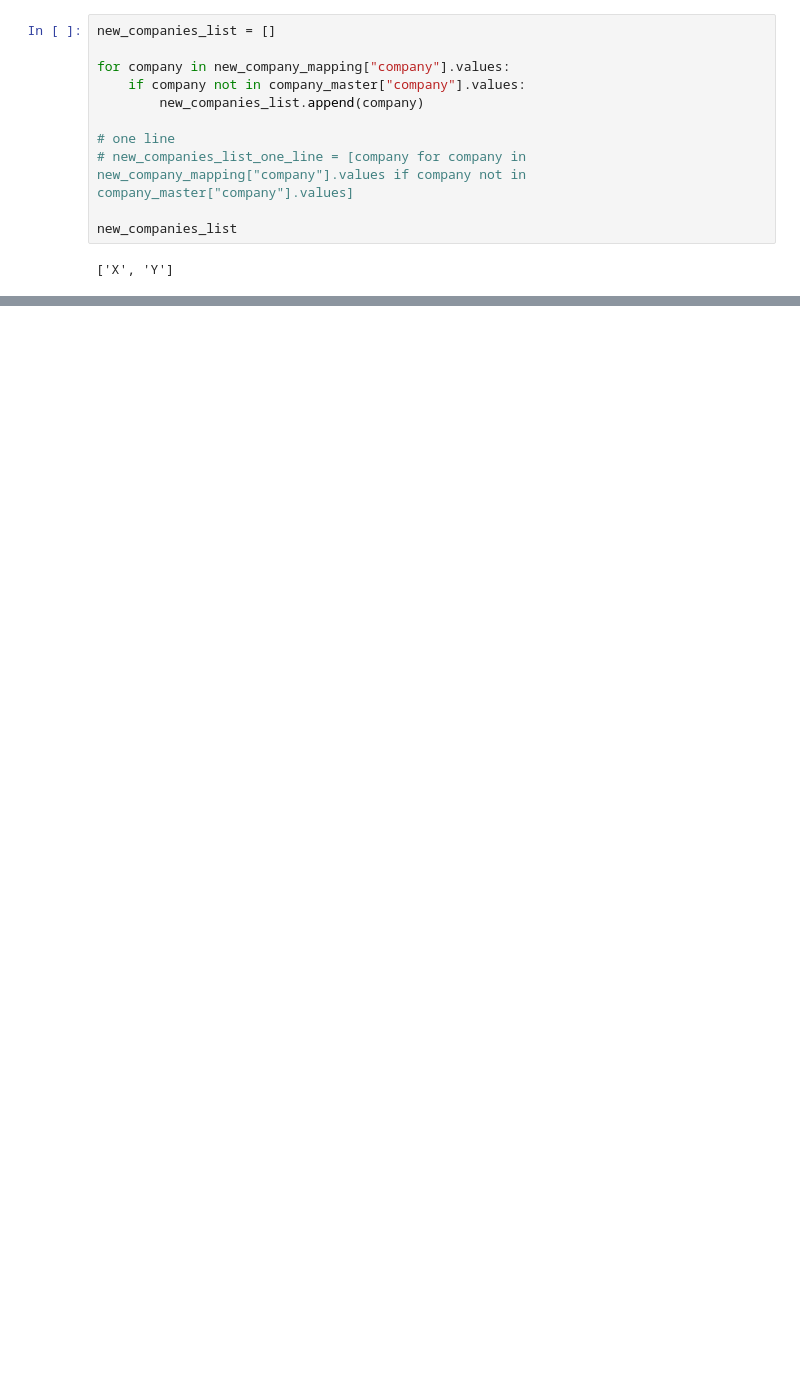
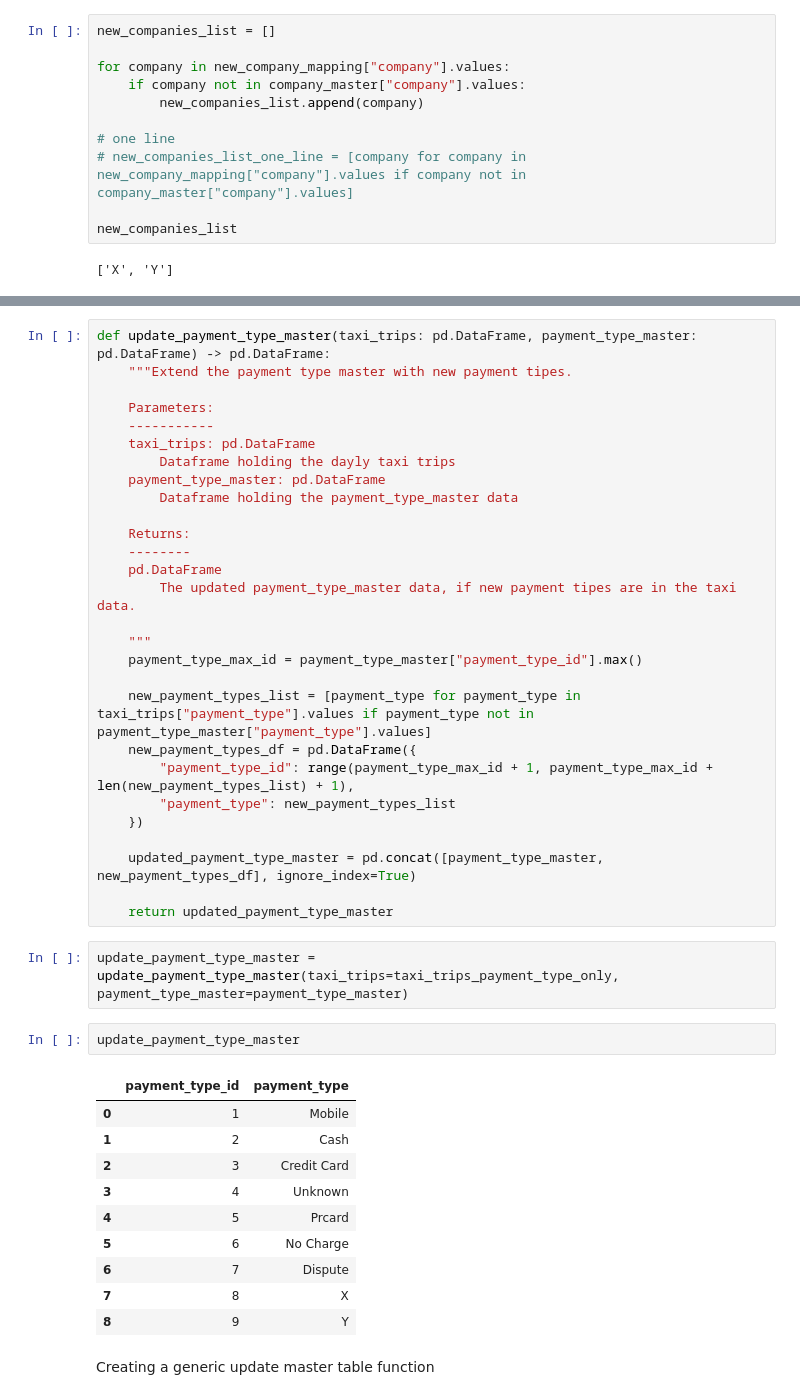
Before and after one commit to goga11111/Python_DE, a Jupyter notebook: 07_transform_load.ipynb, the cells around one changed output, grey strips where cells are left out. Cells and saved outputs as stored; diff of their text form; blank space fills up the shorter version.

```diff
--- a/07_transform_load.ipynb
+++ b/07_transform_load.ipynb
@@ -169,0 +256,45 @@ new_companies_df
+# %%
+def update_payment_type_master(taxi_trips: pd.DataFrame, payment_type_master: pd.DataFrame) -> pd.DataFrame:
+    """Extend the payment type master with new payment tipes.
+
+    Parameters:
+    -----------
+    taxi_trips: pd.DataFrame
+        Dataframe holding the dayly taxi trips
+    payment_type_master: pd.DataFrame
+        Dataframe holding the payment_type_master data
+
+    Returns:
+    --------
+    pd.DataFrame
+        The updated payment_type_master data, if new payment tipes are in the taxi data.
+
+    """
+    payment_type_max_id = payment_type_master["payment_type_id"].max()
+
+    new_payment_types_list = [payment_type for payment_type in taxi_trips["payment_type"].values if payment_type not in payment_type_master["payment_type"].values]
+    new_payment_types_df = pd.DataFrame({
+        "payment_type_id": range(payment_type_max_id + 1, payment_type_max_id + len(new_payment_types_list) + 1),
+        "payment_type": new_payment_types_list
+    })
+
+    updated_payment_type_master = pd.concat([payment_type_master, new_payment_types_df], ignore_index=True)
+
+    return updated_payment_type_master
+# %%
+update_payment_type_master = update_payment_type_master(taxi_trips=taxi_trips_payment_type_only, payment_type_master=payment_type_master)
+# %%
+update_payment_type_master
+# %% [output]
+|  | payment_type_id | payment_type |
+| 0 | 1 | Mobile |
+| 1 | 2 | Cash |
+| 2 | 3 | Credit Card |
+| 3 | 4 | Unknown |
+| 4 | 5 | Prcard |
+| 5 | 6 | No Charge |
+| 6 | 7 | Dispute |
+| 7 | 8 | X |
+| 8 | 9 | Y |
+# %% [markdown]
+Creating a generic update master table function
```
Also changed, not shown: parts of 25 cells of this notebook.
